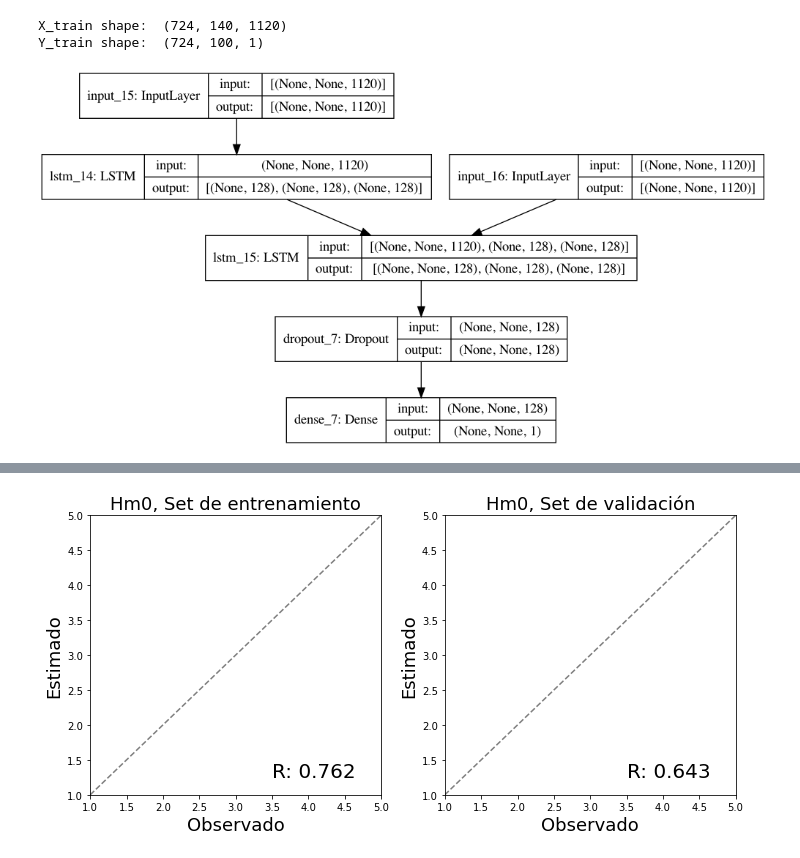
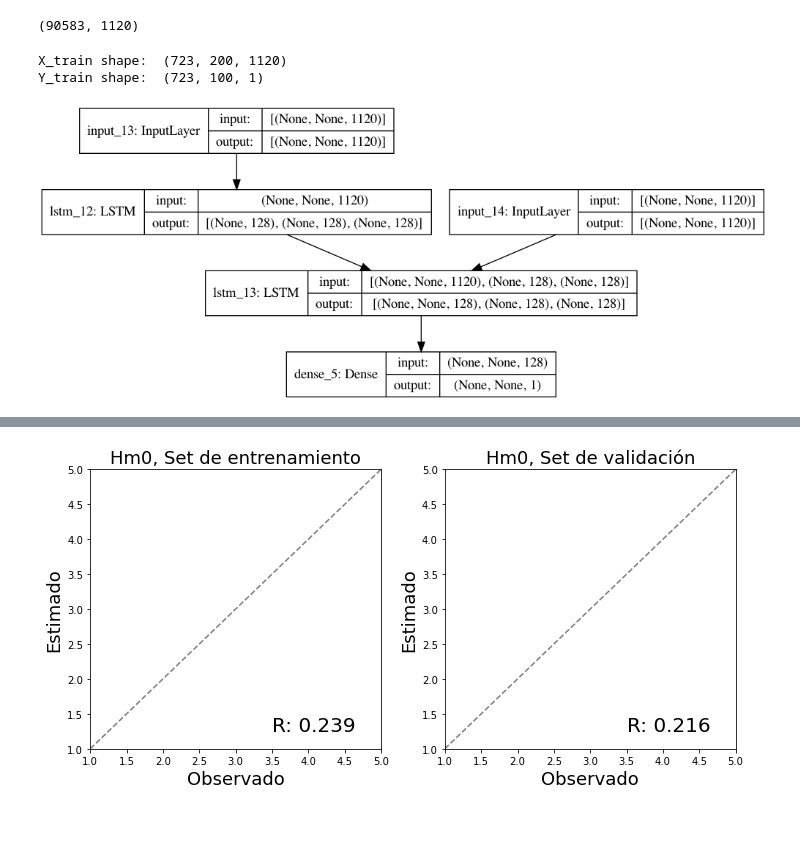
Before and after one commit to jnhurtado/Rellenar-hindcast-de-oleaje-usando-ML, a Jupyter notebook: LSTM.ipynb, the cells around one changed output, grey strips where cells are left out. Cells and saved outputs as stored; diff of their text form; code cells hidden in the pictures; blank space fills up the shorter version.

```diff
--- a/LSTM.ipynb
+++ b/LSTM.ipynb
@@ -19,6 +19,7 @@ import keras
 
 path = r"/Users/javier/Documents/Data/"
 path2 = r"/Users/javier/Downloads/"
+
 
 #dswind= xr.open_dataset(path + 'download(2000-2009).nc') # set de presión
 
@@ -40,7 +41,7 @@ df0 = pd.read_csv(path2 + 'NCEP_Spectra2.csv',index_col='Unnamed: 0')  #Sólo lo
 
 Desde = '1979-01-01 03:00:00'
 
-Hasta = '2009-12-30 21:00:00'
+Hasta = '2010-12-30 21:00:00'
 
 #Datos de Presión
 
@@ -175,7 +176,7 @@ def juntar(Var):
 # %%
 shape = Presion.data.shape
 
-Pres = preparar_x(Presion,5000)
+Pres = preparar_x(Presion,10000)
 
 print(shape)
 print(Pres.shape)
@@ -211,6 +203,10 @@ X = np.append(Pres,Gradiente,axis=1)  #al juntar presión con gradiente, desp te
 Y = np.array(Hm0).reshape(-1,1)
 
 #se pierde el indice, pero está guardado en Fechas.
+# %%
+X.shape
+# %% [output]
+(90583, 1120)
 # %%
 Hm0 = np.array(df0[Desde: Hasta]['Hm0']).reshape(-1,1)
 Tp = np.array(df0[Desde: Hasta]['Tp']).reshape(-1,1)
@@ -240,10 +236,10 @@ def get_set(X, Y, timestep, traslape):
 
     return x_train, x_test, y_train, y_test, scx2
 # %%
-x_train, x_test, y_train, y_test, scy = get_set(X, Y, timestep= 100, traslape = 40)
+x_train, x_test, y_train, y_test, scy = get_set(X, Tp, timestep= 100, traslape = 100)
 # %% [output]
-X_train shape:  (724, 140, 1120)
-Y_train shape:  (724, 100, 1)
+X_train shape:  (723, 200, 1120)
+Y_train shape:  (723, 100, 1)
 # %%
 num_encoder_tokens =  x_train.shape[2]
 num_decoder_tokens = 1
@@ -258,38 +254,36 @@ encoder = LSTM(hidden_units, return_state=True)
 encoder_outputs, state_h, state_c = encoder(encoder_inputs)
 
 # We discard `encoder_outputs` and only keep the states.
 
 encoder_states = [state_h, state_c]
 
 # Set up the decoder, using `encoder_states` as initial state.
 
 decoder_inputs = Input(shape=(None, num_encoder_tokens))
 
 # We set up our decoder to return full output sequences,
 # and to return internal states as well. We don't use the
 # return states in the training model, but we will use them in inference.
 
+
+
 decoder_lstm = LSTM(hidden_units, return_sequences=True, return_state=True)
 
 decoder_outputs, _, _ = decoder_lstm(decoder_inputs, initial_state=encoder_states)
-
-decoder_dropout = Dropout(0.5)
-
-decoder_outputs = decoder_dropout(decoder_outputs)
 
 decoder_dense = Dense(num_decoder_tokens)
 
 decoder_outputs = decoder_dense(decoder_outputs)
 
 # Define the model that will turn
 # `encoder_input_data` & `decoder_input_data` into `decoder_target_data`
 model = Model([encoder_inputs, decoder_inputs], decoder_outputs)
 
 model.compile(optimizer='adam', loss='mse')
 
 plot_model(model, to_file='model.png', show_shapes=True)
 # %% [output]
-[figure, old version]
+[figure, new version]
 # %%
 
 
```
Also changed, not shown: parts of 18 cells of this notebook, 1 other file.
